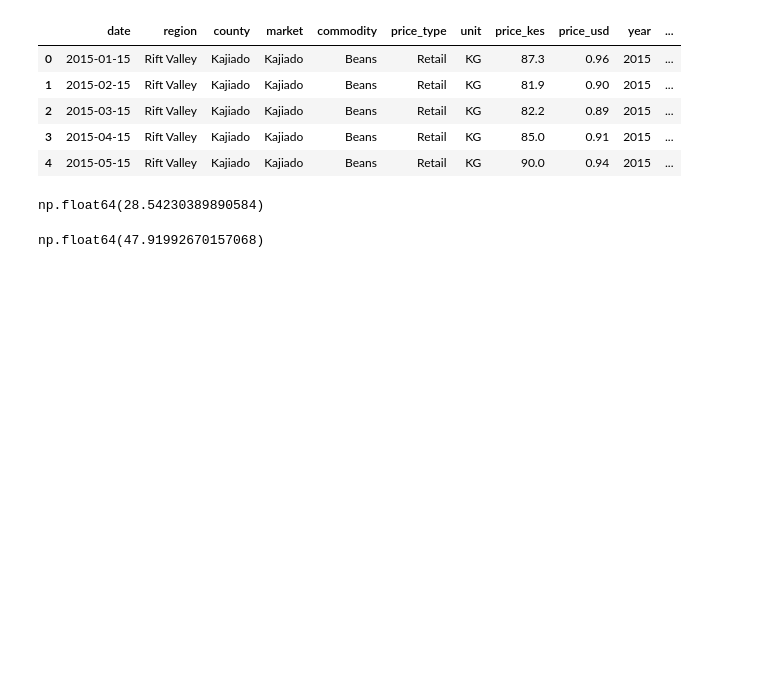
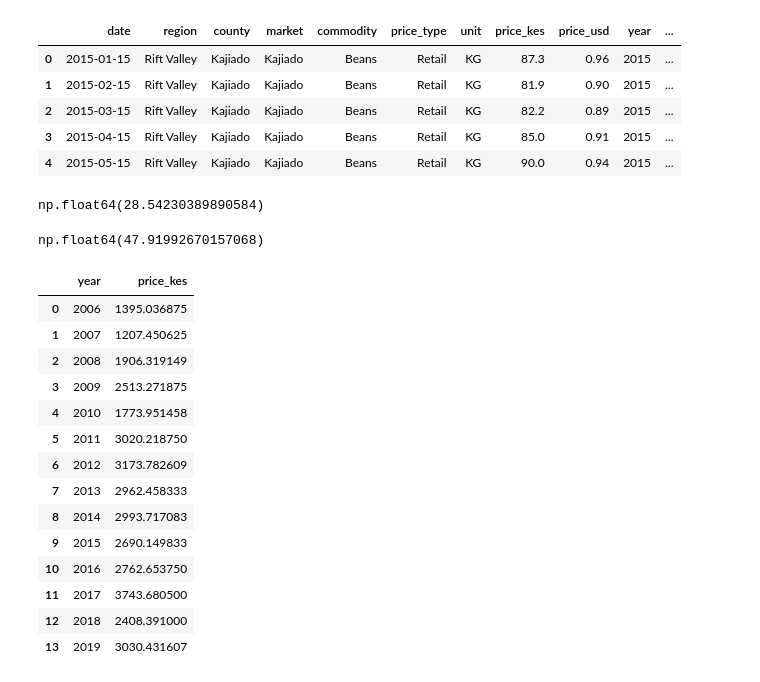
Before and after one commit to NantegeJosephine/Kenya-market-analysis, a Jupyter notebook: analysis.ipynb, the cells around one changed output. Cells and saved outputs as stored; diff of their text form; code cells hidden in the pictures; blank space fills up the shorter version.

```diff
--- a/analysis.ipynb
+++ b/analysis.ipynb
@@ -195,3 +196,31 @@ np.float64(28.54230389890584)
 df_retail.loc[df_retail["commodity"] == "Maize", "price_per_kg"].mean()
 # %% [output]
 np.float64(47.91992670157068)
+# %%
+#Maize prices over the years
+#Calculate the average wholesale maize price per bag for each year and the year-on-year change. Plot the yearly average as a line chart with the price in KES on the y-axis.
+# Which year had the highest average wholesale maize price?
+# Which year saw the biggest rise, and which saw the biggest fall, compared with the year before?
+
+
+df_maize = df[(df["commodity"]== "Maize") & (df["price_type"] == "Wholesale")].copy()
+df_maize.head(10)
+
+yearly_avg = yearly_avg = df_maize.groupby("year")["price_kes"].mean().reset_index()
+yearly_avg
+# %% [output]
+|  | year | price_kes |
+| 0 | 2006 | 1395.036875 |
+| 1 | 2007 | 1207.450625 |
+| 2 | 2008 | 1906.319149 |
+| 3 | 2009 | 2513.271875 |
+| 4 | 2010 | 1773.951458 |
+| 5 | 2011 | 3020.218750 |
+| 6 | 2012 | 3173.782609 |
+| 7 | 2013 | 2962.458333 |
+| 8 | 2014 | 2993.717083 |
+| 9 | 2015 | 2690.149833 |
+| 10 | 2016 | 2762.653750 |
+| 11 | 2017 | 3743.680500 |
+| 12 | 2018 | 2408.391000 |
+| 13 | 2019 | 3030.431607 |
```
Also changed, not shown: parts of 7 cells of this notebook, 2 other files.
